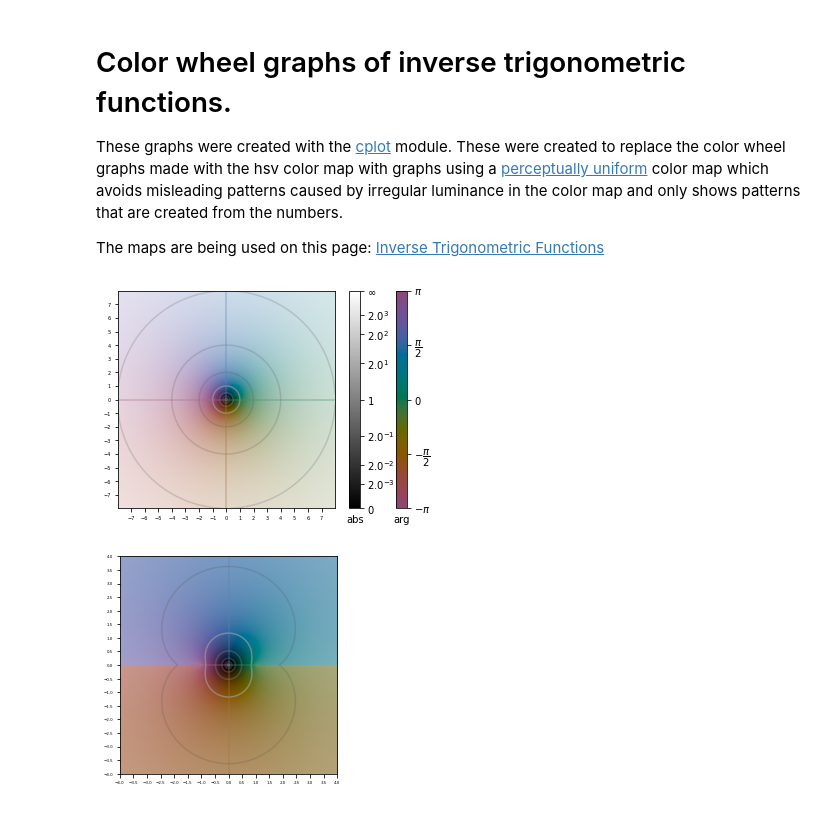
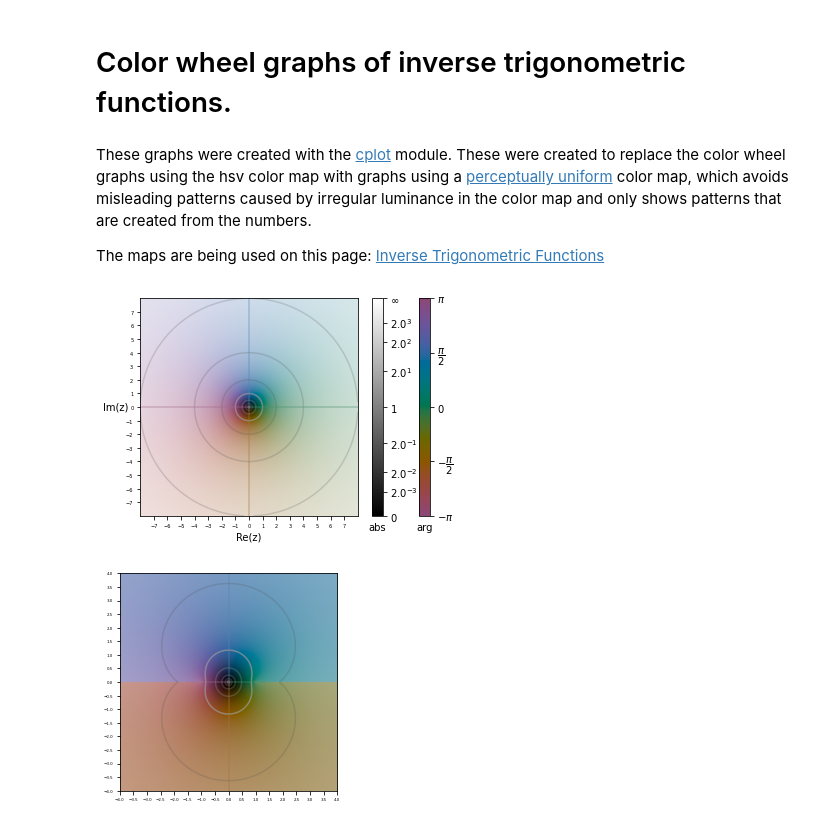
Before and after one commit to zachartrand/Inverse-Trig-Cplots, a Jupyter notebook: cplot_inv_trig.ipynb, the cells around one changed output. Drawn from its saved outputs; the diff is of its cells as text; code cells hidden in the pictures.

Commit message:
Added axis labels to colormap.

```diff
--- a/cplot_inv_trig.ipynb
+++ b/cplot_inv_trig.ipynb
@@ -1,9 +1,10 @@
+# %% [markdown]
+# Color wheel graphs of inverse trigonometric functions.
 # %% [markdown]
-# Color wheel graphs of inverse trigonometric functions.
 These graphs were created with the
 [cplot](https://pypi.org/project/cplot/) module. These were created to
-replace the color wheel graphs made with the hsv color map with graphs
-using a [perceptually uniform](https://colorcet.com/) color map which
+replace the color wheel graphs using the hsv color map with graphs
+using a [perceptually uniform](https://colorcet.com/) color map, which
 avoids misleading patterns caused by irregular luminance in the color
 map and only shows patterns that are created from the numbers.
 
@@ -14,7 +15,7 @@ import matplotlib.pyplot as plt
 import cplot
 
 pi = np.pi
-i = complex(0, 1)
+# i = complex(0, 1)
 # %%
 WIDTH = 8
 TICK_RANGE = 2*WIDTH + 1
@@ -31,35 +32,35 @@ metadata_png = dict(
 )
 
 metadata_svg = dict(
     Title = "Domain Coloring",
     Creator = "Zach Chartrand",
     Keywords = ["Complex", "Imaginary", "Domain",
                 "Coloring", "Cartesian", "Graph"],
 )
 
 plt.xticks(AXIS_TICKS, size=fontsize)
 plt.yticks(AXIS_TICKS, size=fontsize)
 plt = cplot.plot(
     lambda z: z,
     (-WIDTH, WIDTH, POINTS),
     (-WIDTH, WIDTH, POINTS),
-    add_axes_labels = False,
+    add_axes_labels = True,
     # add_colorbars = False,
     # abs_scaling = scaling,  # how to scale the lightness in domain coloring
     contours_abs = 2.0,
     # contours_arg=(-np.pi / 2, 0, np.pi / 2, np.pi),
     # add_colorbars: bool = False,
     # emphasize_abs_contour_1: bool = True,
     # add_axes_labels: bool = True,
     # saturation_adjustment: float = 1.28,
     # min_contour_length = None,
 )
 # plt.savefig(f"PNGs/colormap.png", dpi=300, metadata=metadata_png)
 # plt.savefig(f"SVGs/colormap.svg", metadata=metadata_svg)
 
 plt.show()
 # %% [output]
-[figure, old version]
+[figure, new version]
 # %%
 plt.clf()
 WIDTH = 4.0
```
Also changed, not shown: 2 other files.
